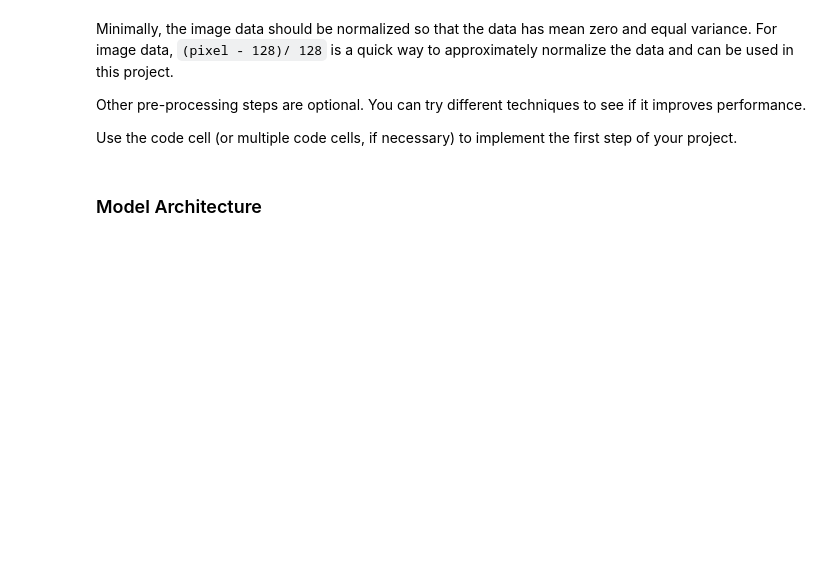
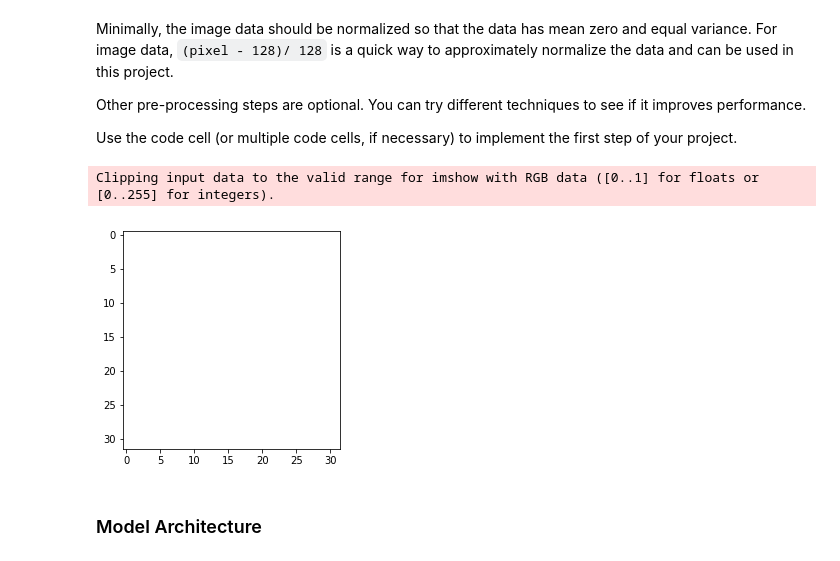
Before and after one commit to heikoschmidt1187/CarND-Traffic-Sign-Classifier-Project, a Jupyter notebook: Traffic_Sign_Classifier.ipynb, the cells around one changed output. Saved outputs shown, nothing was run; the diff lists cells and outputs as text; code cells hidden in the pictures; blank space fills up the shorter version.

```diff
--- a/Traffic_Sign_Classifier.ipynb
+++ b/Traffic_Sign_Classifier.ipynb
@@ -188,20 +188,28 @@ Use the code cell (or multiple code cells, if necessary) to implement the first
 # %%
 ### Preprocess the data here. It is required to normalize the data. Other preprocessing steps could include
 ### converting to grayscale, etc.
 ### Feel free to use as many code cells as needed.
 
 # first: shuffle the data for processing
 from sklearn.utils import shuffle
 
 def preprocess_image(image):
 
     # grayscale image
     prep_image = np.sum(image/3, axis = 3, keepdims=True)
 
     # normalize image
     prep_image = (prep_image - 128)/128
 
     return prep_image
+
+pimg = preprocess_image(np.array(X_train[:1]))
+pimg = (pimg[0] * 128) + 128
+plt.imshow(pimg, cmap='gray')
+plt.show()
+# %% [output]
+Clipping input data to the valid range for imshow with RGB data ([0..1] for floats or [0..255] for integers).
+[figure, added]
 # %% [markdown]
 ### Model Architecture
 # %%
```
Also changed, not shown: 2 other files.
